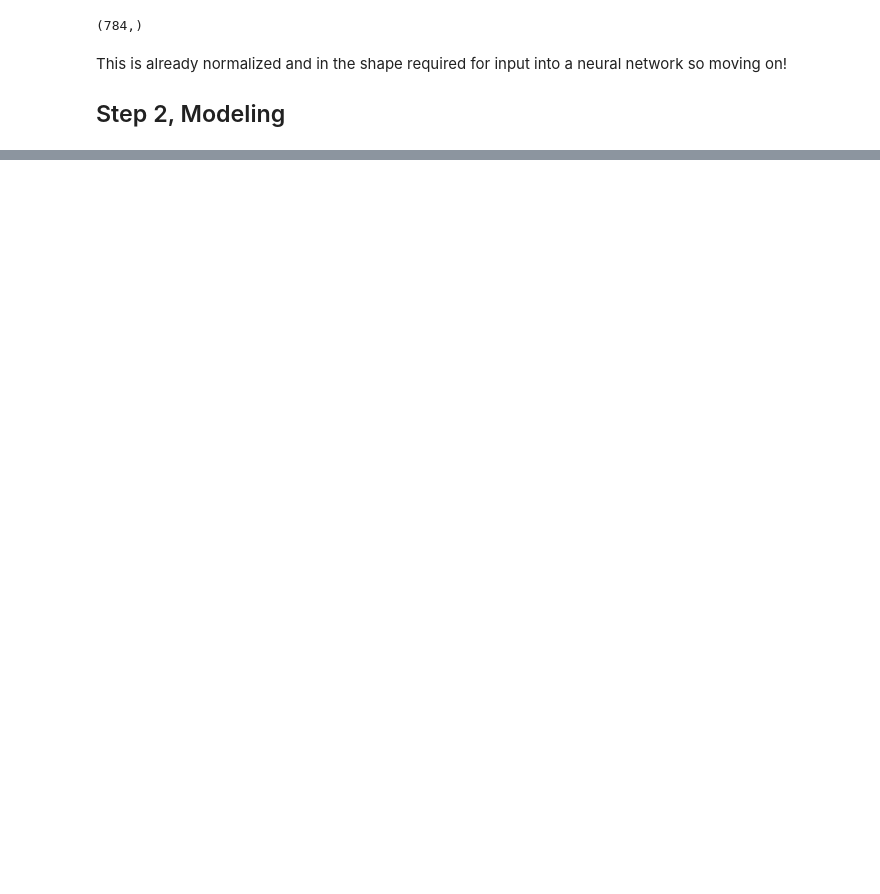
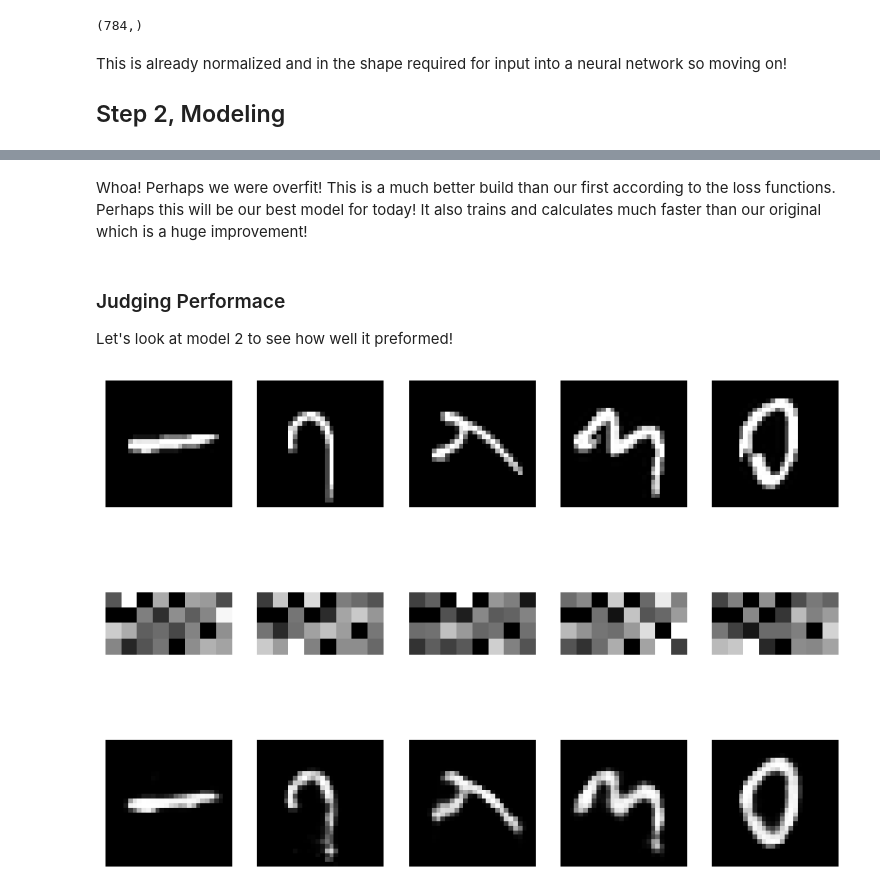
Before and after one commit to DantonCoote/My_RRC_HUB, a Jupyter notebook: Group9_Assign5_DantonCoote.ipynb, the cells around one changed output, grey strips where cells are left out. Cells and saved outputs as stored; diff of their text form; code cells hidden in the pictures; blank space fills up the shorter version.

Commit message:
This is the final version of this assignment.
Lots of tweaking was done and I do not think I can make it much better at this moment, with more limited time that is.

```diff
--- a/Group9_Assign5_DantonCoote.ipynb
+++ b/Group9_Assign5_DantonCoote.ipynb
@@ -45,0 +160,4 @@ This is already normalized and in the shape required for input into a neural net
+# %%
+# reusing our old models optimizer and loss to ensure that things remain similar for comparison
+model2 = models.Model(input_layer2, decoding2)
+model2.compile(loss='binary_crossentropy', optimizer='adam')
@@ -45,0 +184,3 @@ This is already normalized and in the shape required for input into a neural net
+# %%
+# Training our model again
+history = model2.fit(normalized, normalized, epochs=30, batch_size=30)
@@ -45,0 +205,31 @@ This is already normalized and in the shape required for input into a neural net
+# %% [markdown]
+Whoa! Perhaps we were overfit! This is a much better build than our first according to the
+loss functions. <br>
+Perhaps this will be our best model for today! It also trains and calculates much faster than our original which is a huge improvement!
+# %% [markdown]
+### Judging Performace
+Let's look at model 2 to see how well it preformed!
+# %%
+encoder_output = models.Model(input_layer2, encodingFull2).predict(normalized[:5])
+# %%
+decoder_output = model2.predict(normalized[:5])
+# %%
+plt.figure(figsize=(10, 7))
+for i in range(5):
+    # Plot original digit images, this is copied from our textbook with minor modifications
+    plt.subplot(3, 5, i + 1)
+    plt.imshow(normalized[i].reshape(28, 28), cmap='gray')
+    plt.axis('off')
+
+    # Plot the encoder output
+    plt.subplot(3, 5, i + 6)
+    plt.imshow(encoder_output[i].reshape(4, 8), cmap='gray')
+    plt.axis('off')
+
+    # Plot the decoder output
+    plt.subplot(3, 5, i + 11)
+    plt.imshow(decoder_output[i].reshape(28, 28), cmap='gray')
+    plt.axis('off')
+plt.show()
+# %% [output]
+[figure, added]
```
Also changed, not shown: parts of 25 cells of this notebook.
